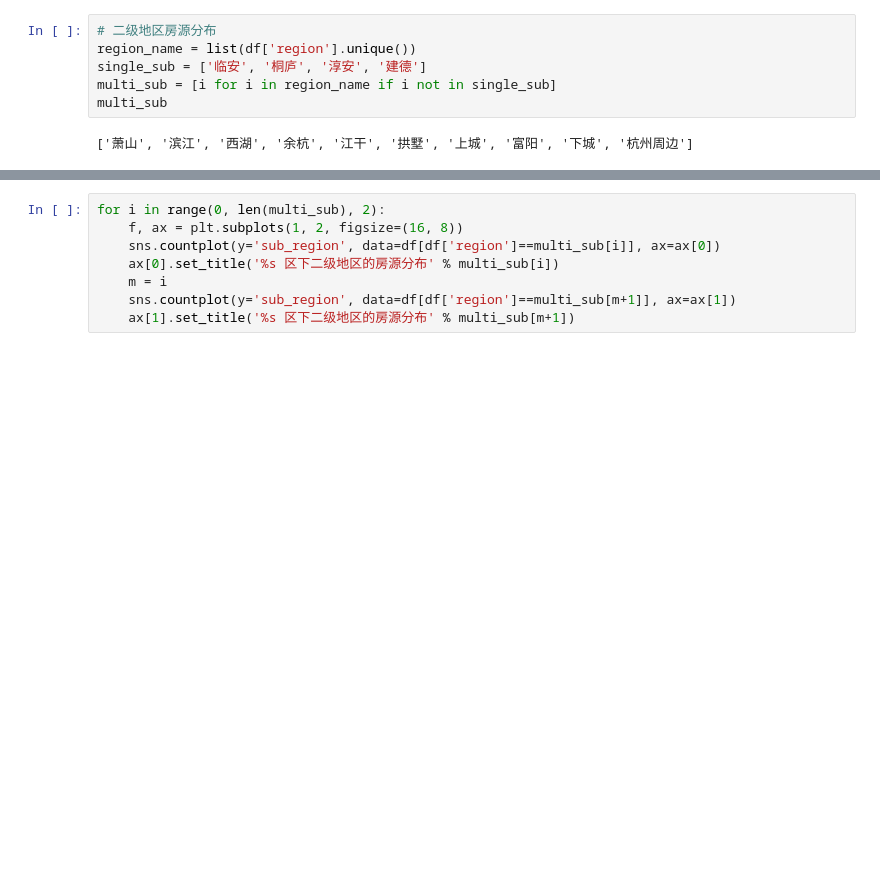
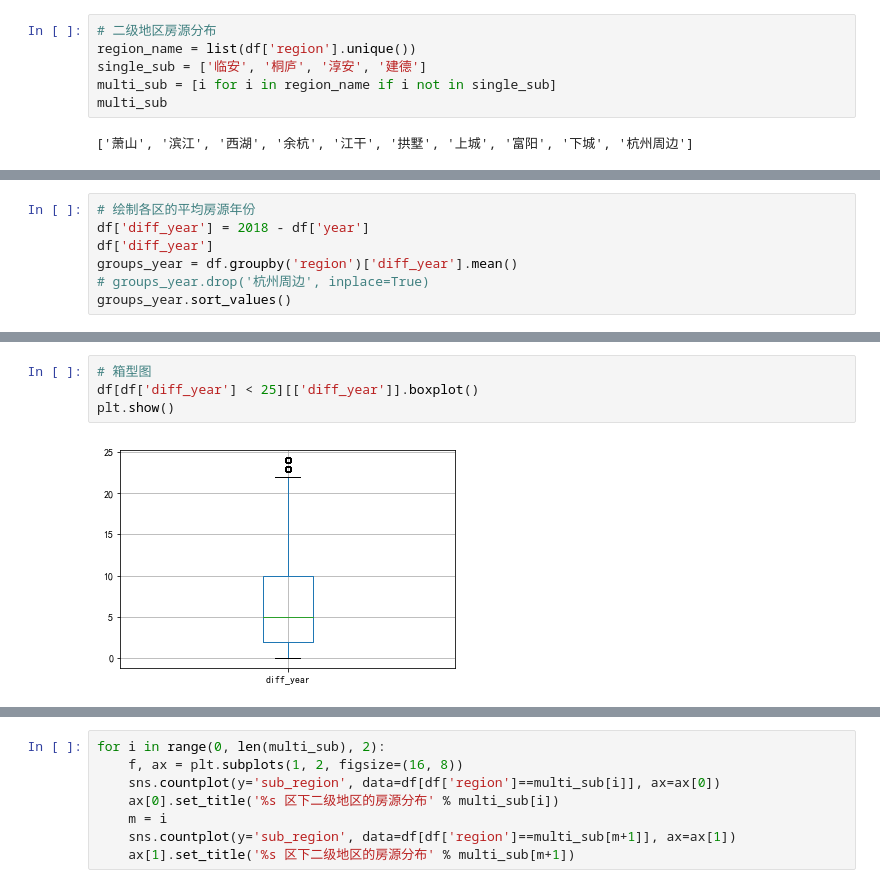
Before and after one commit to rowlingz/python_learning, a Jupyter notebook: python_spider/web_data/year_area_map.ipynb, the cells around one changed output, grey strips where cells are left out. Cells and saved outputs as stored; diff of their text form; blank space fills up the shorter version.

```diff
--- a/python_spider/web_data/year_area_map.ipynb
+++ b/python_spider/web_data/year_area_map.ipynb
@@ -138,0 +174,7 @@ multi_sub
+# %%
+# 绘制各区的平均房源年份
+df['diff_year'] = 2018 - df['year']
+df['diff_year']
+groups_year = df.groupby('region')['diff_year'].mean()
+# groups_year.drop('杭州周边', inplace=True)
+groups_year.sort_values()
@@ -138,0 +198,6 @@ multi_sub
+# %%
+# 箱型图
+df[df['diff_year'] < 25][['diff_year']].boxplot()
+plt.show()
+# %% [output]
+[figure, added]
```
Also changed, not shown: parts of 9 cells of this notebook.
